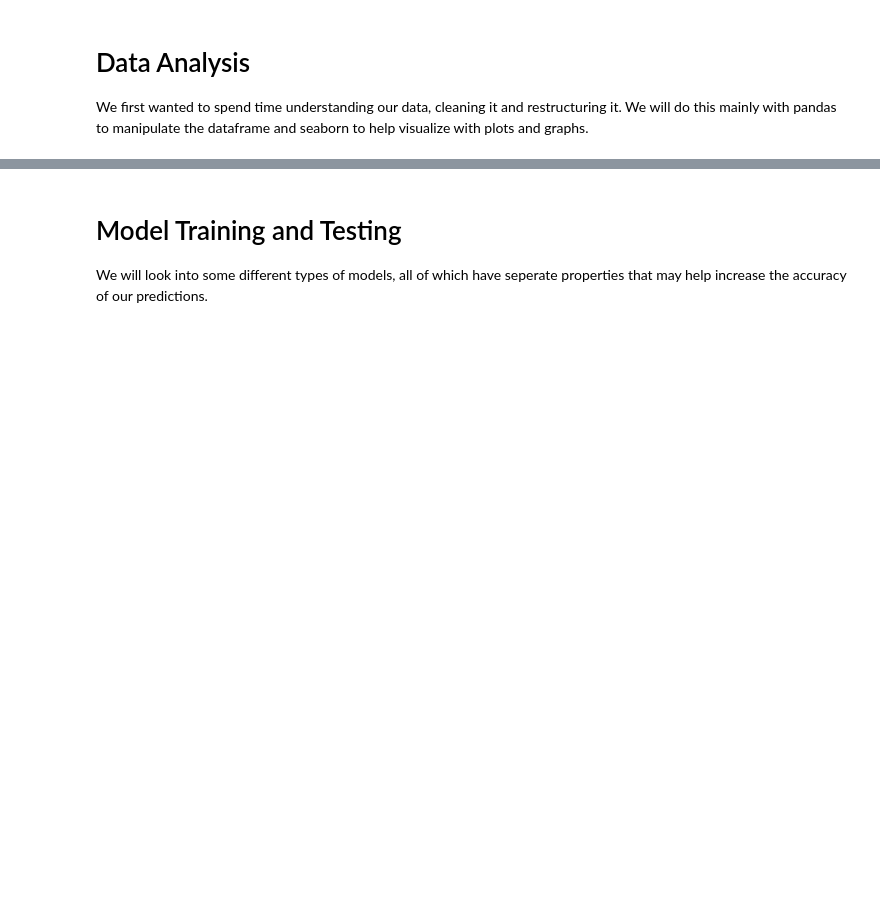
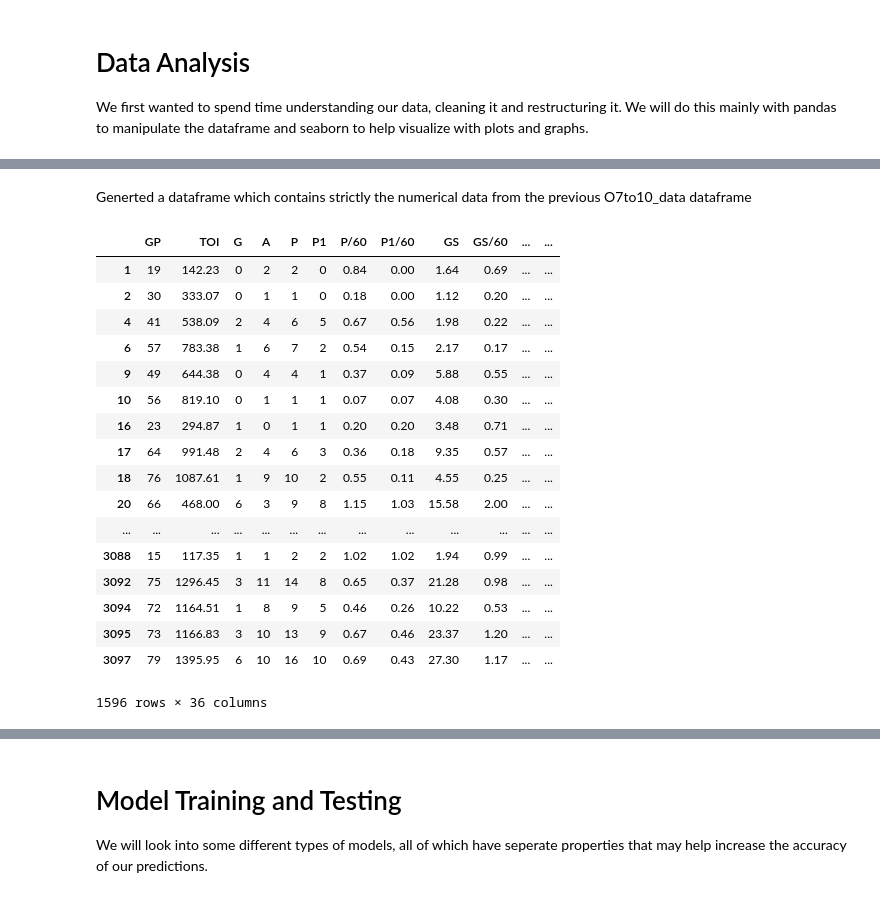
Before and after one commit to QMIND-Team/Nhl-Player-Point-Predictions, a Jupyter notebook: main.ipynb, the cells around one changed output, grey strips where cells are left out. Drawn from its saved outputs; the diff is of its cells as text; code cells hidden in the pictures; blank space fills up the shorter version.

```diff
--- a/main.ipynb
+++ b/main.ipynb
@@ -20,0 +94,25 @@ We first wanted to spend time understanding our data, cleaning it and restructur
+# %% [markdown]
+Generted a dataframe which contains strictly the numerical data from the previous O7to10_data dataframe
+# %%
+outliers = datacleaning.detect_outliers(O7to10_num_data)
+O7to10_outlier_data = O7to10_num_data.drop(index=outliers)
+O7to10_outlier_data
+# %% [output]
+|  | GP | TOI | G | A | P | P1 | P/60 | P1/60 | GS | GS/60 | ... | ... |
+| 1 | 19 | 142.23 | 0 | 2 | 2 | 0 | 0.84 | 0.00 | 1.64 | 0.69 | ... | ... |
+| 2 | 30 | 333.07 | 0 | 1 | 1 | 0 | 0.18 | 0.00 | 1.12 | 0.20 | ... | ... |
+| 4 | 41 | 538.09 | 2 | 4 | 6 | 5 | 0.67 | 0.56 | 1.98 | 0.22 | ... | ... |
+| 6 | 57 | 783.38 | 1 | 6 | 7 | 2 | 0.54 | 0.15 | 2.17 | 0.17 | ... | ... |
+| 9 | 49 | 644.38 | 0 | 4 | 4 | 1 | 0.37 | 0.09 | 5.88 | 0.55 | ... | ... |
+| 10 | 56 | 819.10 | 0 | 1 | 1 | 1 | 0.07 | 0.07 | 4.08 | 0.30 | ... | ... |
+| 16 | 23 | 294.87 | 1 | 0 | 1 | 1 | 0.20 | 0.20 | 3.48 | 0.71 | ... | ... |
+| 17 | 64 | 991.48 | 2 | 4 | 6 | 3 | 0.36 | 0.18 | 9.35 | 0.57 | ... | ... |
+| 18 | 76 | 1087.61 | 1 | 9 | 10 | 2 | 0.55 | 0.11 | 4.55 | 0.25 | ... | ... |
+| 20 | 66 | 468.00 | 6 | 3 | 9 | 8 | 1.15 | 1.03 | 15.58 | 2.00 | ... | ... |
+| ... | ... | ... | ... | ... | ... | ... | ... | ... | ... | ... | ... | ... |
+| 3088 | 15 | 117.35 | 1 | 1 | 2 | 2 | 1.02 | 1.02 | 1.94 | 0.99 | ... | ... |
+| 3092 | 75 | 1296.45 | 3 | 11 | 14 | 8 | 0.65 | 0.37 | 21.28 | 0.98 | ... | ... |
+| 3094 | 72 | 1164.51 | 1 | 8 | 9 | 5 | 0.46 | 0.26 | 10.22 | 0.53 | ... | ... |
+| 3095 | 73 | 1166.83 | 3 | 10 | 13 | 9 | 0.67 | 0.46 | 23.37 | 1.20 | ... | ... |
+| 3097 | 79 | 1395.95 | 6 | 10 | 16 | 10 | 0.69 | 0.43 | 27.30 | 1.17 | ... | ... |
+1596 rows × 36 columns
```
Also changed, not shown: parts of 13 cells of this notebook, 1 other file.
